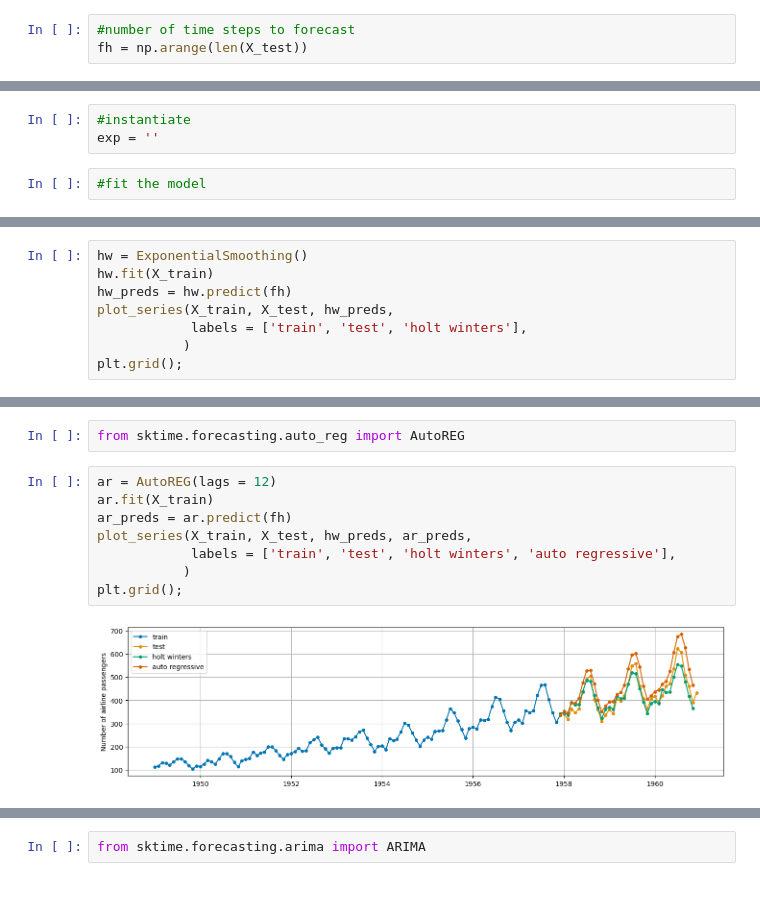
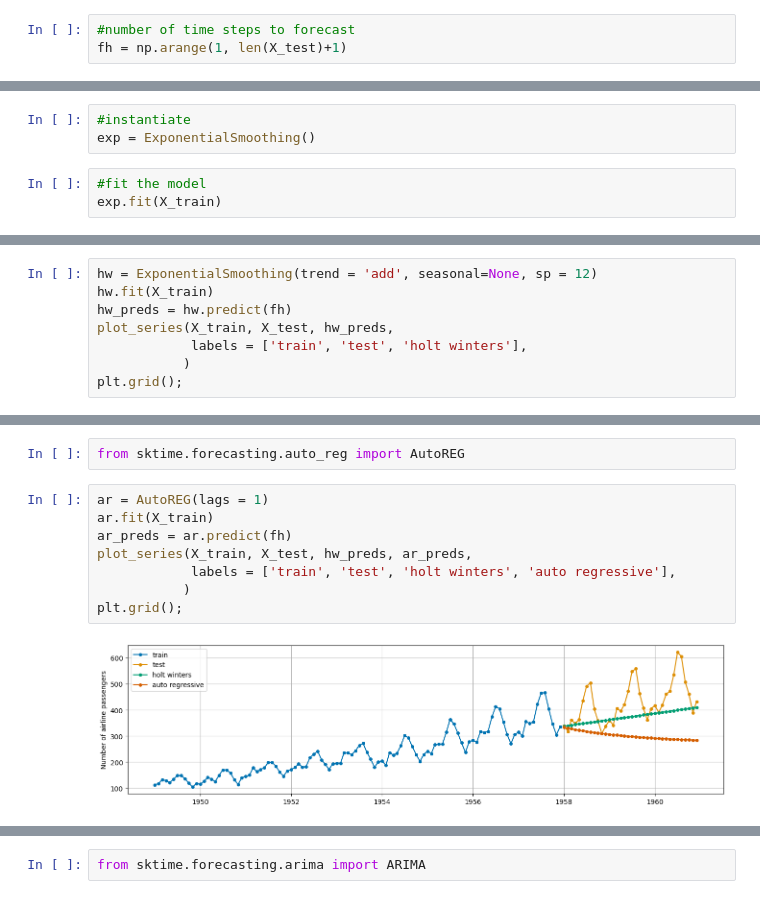
Before and after one commit to jfkoehler/nyu_bootcamp_fa24, a Jupyter notebook: _build/jupyter_execute/forecasting_I.ipynb, the cells around one changed output, grey strips where cells are left out. Saved outputs shown, nothing was run; the diff lists cells and outputs as text.

```diff
--- a/_build/jupyter_execute/forecasting_I.ipynb
+++ b/_build/jupyter_execute/forecasting_I.ipynb
@@ -160,7 +176,7 @@ The `NaiveForecaster` provides multiple strategies for baseline predicitions.  W
 from sktime.forecasting.naive import NaiveForecaster
 # %%
 #number of time steps to forecast
-fh = np.arange(len(X_test))
+fh = np.arange(1, len(X_test)+1)
 # %%
 #instantiate
 forecaster = NaiveForecaster(strategy = 'drift')
@@ -190,6 +211,7 @@ The weighted moving average model -- very basic and simple; predicts the same va
 from sktime.forecasting.exp_smoothing import ExponentialSmoothing
 # %%
 #instantiate
-exp = ''
+exp = ExponentialSmoothing()
 # %%
 #fit the model
+exp.fit(X_train)
@@ -217,5 +250,5 @@ plot_series(airline);
 # %%
-hw = ExponentialSmoothing()
+hw = ExponentialSmoothing(trend = 'add', seasonal=None, sp = 12)
 hw.fit(X_train)
 hw_preds = hw.predict(fh)
 plot_series(X_train, X_test, hw_preds,
@@ -268,15 +304,15 @@ $$AR(p) = c + \theta_1 y_{t - 1} + \theta_2 y_{t - 2} + ... + \theta_n y_{t - p}
 # %%
 from sktime.forecasting.auto_reg import AutoREG
 # %%
-ar = AutoREG(lags = 12)
+ar = AutoREG(lags = 1)
 ar.fit(X_train)
 ar_preds = ar.predict(fh)
 plot_series(X_train, X_test, hw_preds, ar_preds,
             labels = ['train', 'test', 'holt winters', 'auto regressive'],
            )
 plt.grid();
 # %% [output]
-[figure, old version]
+[figure, new version]
 # %%
 ar.get_fitted_params()
 # %% [output]
```
Also changed, not shown: parts of 48 cells of this notebook, 20 other files.
